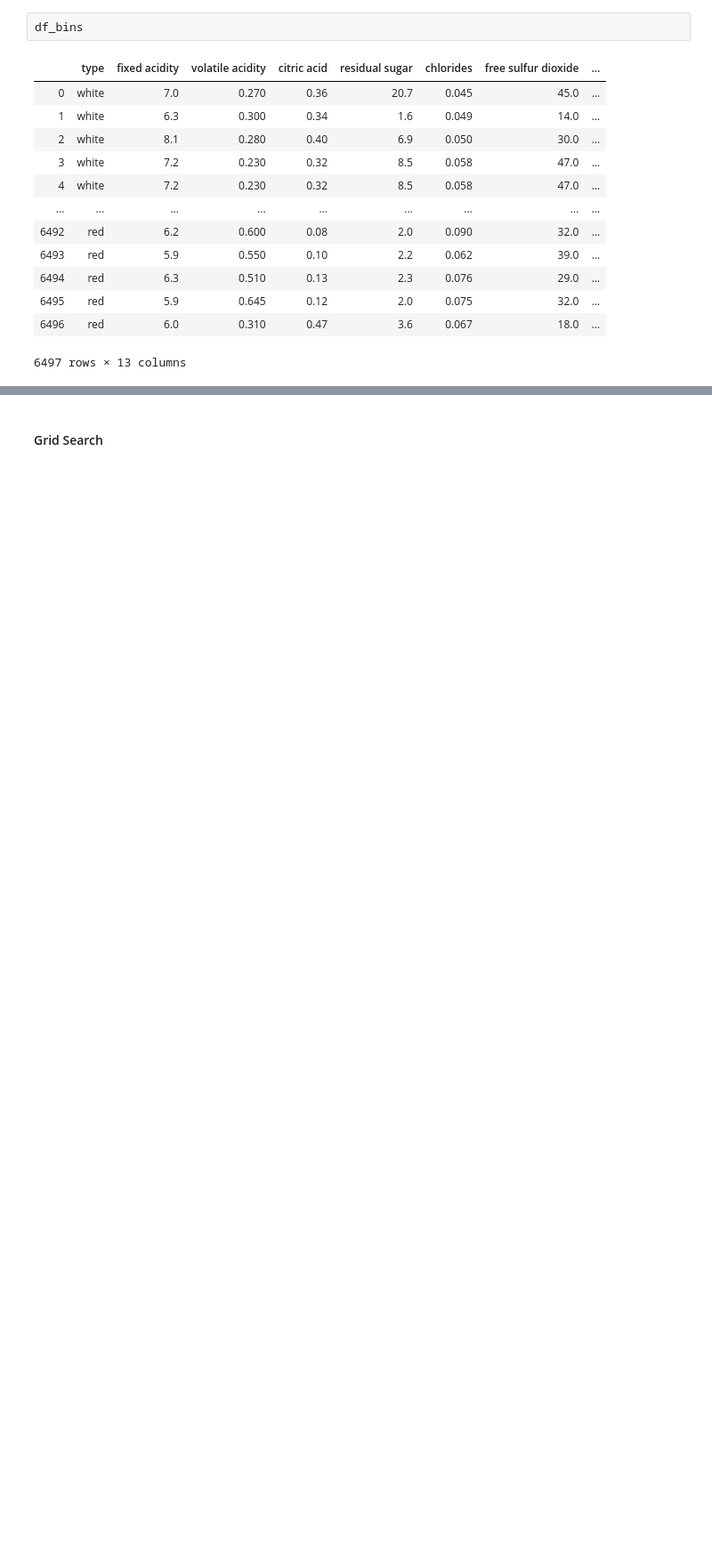
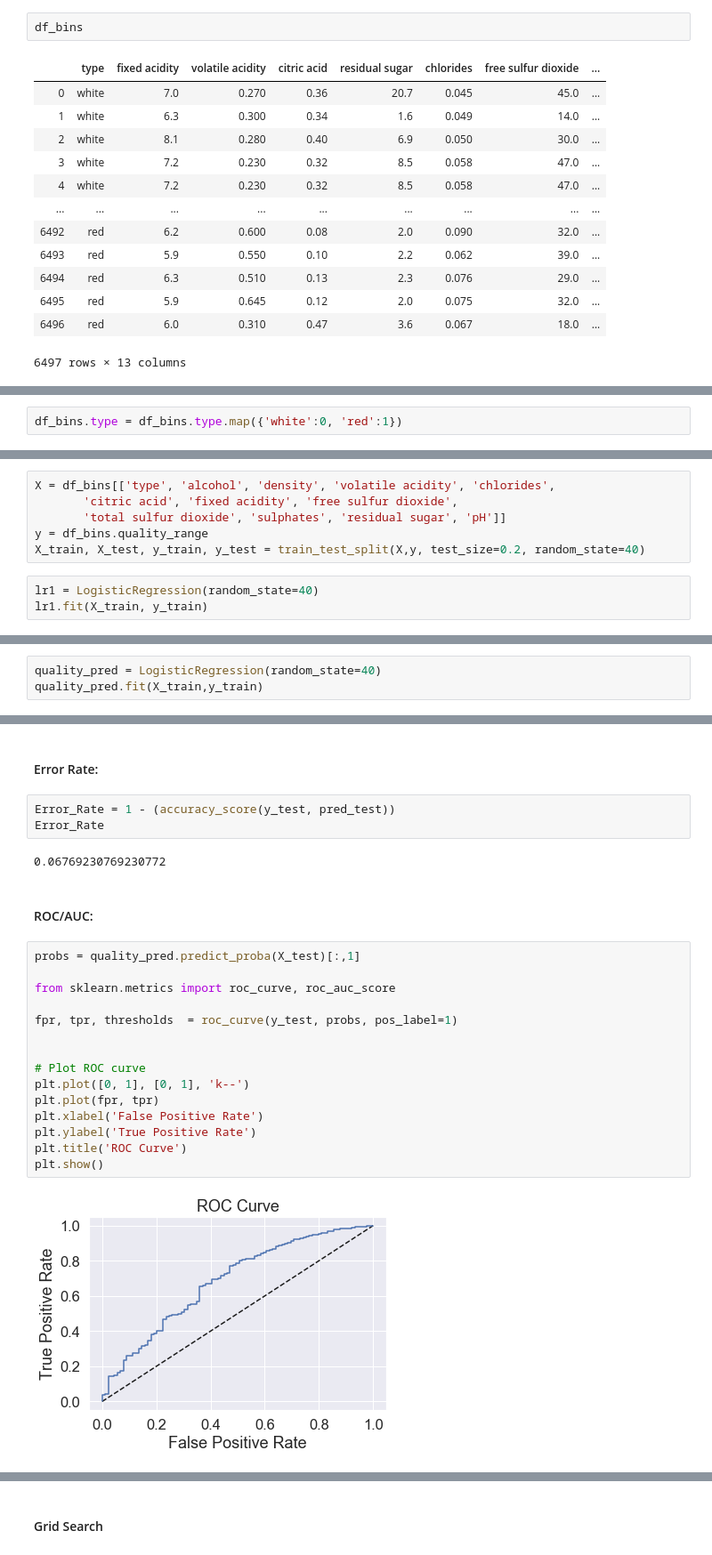
Before and after one commit to Jingyi-Yan/applied_data_science, a Jupyter notebook: Project_JingyiYan/notebooks/Final Project.ipynb, the cells around one changed output, grey strips where cells are left out. Shown at 89% size. Cells and saved outputs as stored; diff of their text form; blank space fills up the shorter version.

```diff
--- a/Project_JingyiYan/notebooks/Final Project.ipynb
+++ b/Project_JingyiYan/notebooks/Final Project.ipynb
@@ -192,0 +306,2 @@ df_bins
+# %%
+df_bins.type = df_bins.type.map({'white':0, 'red':1})
@@ -192,0 +314,9 @@ df_bins
+# %%
+X = df_bins[['type', 'alcohol', 'density', 'volatile acidity', 'chlorides',
+       'citric acid', 'fixed acidity', 'free sulfur dioxide',
+       'total sulfur dioxide', 'sulphates', 'residual sugar', 'pH']]
+y = df_bins.quality_range
+X_train, X_test, y_train, y_test = train_test_split(X,y, test_size=0.2, random_state=40)
+# %%
+lr1 = LogisticRegression(random_state=40)
+lr1.fit(X_train, y_train)
@@ -192,0 +357,3 @@ df_bins
+# %%
+quality_pred = LogisticRegression(random_state=40)
+quality_pred.fit(X_train,y_train)
@@ -193 +374,27 @@ df_bins
+# %% [markdown]
+#### Error Rate:
+# %%
+Error_Rate = 1 - (accuracy_score(y_test, pred_test))
+Error_Rate
+# %% [output]
+0.06769230769230772
+# %% [markdown]
+#### ROC/AUC:
+# %%
+probs = quality_pred.predict_proba(X_test)[:,1]
+
+from sklearn.metrics import roc_curve, roc_auc_score
+
+fpr, tpr, thresholds  = roc_curve(y_test, probs, pos_label=1)
+
+
+# Plot ROC curve
+plt.plot([0, 1], [0, 1], 'k--')
+plt.plot(fpr, tpr)
+plt.xlabel('False Positive Rate')
+plt.ylabel('True Positive Rate')
+plt.title('ROC Curve')
+plt.show()
+# %% [output]
+[figure, added]
 # %% [markdown]
```
Also changed, not shown: parts of 49 cells of this notebook, 1 other file.
